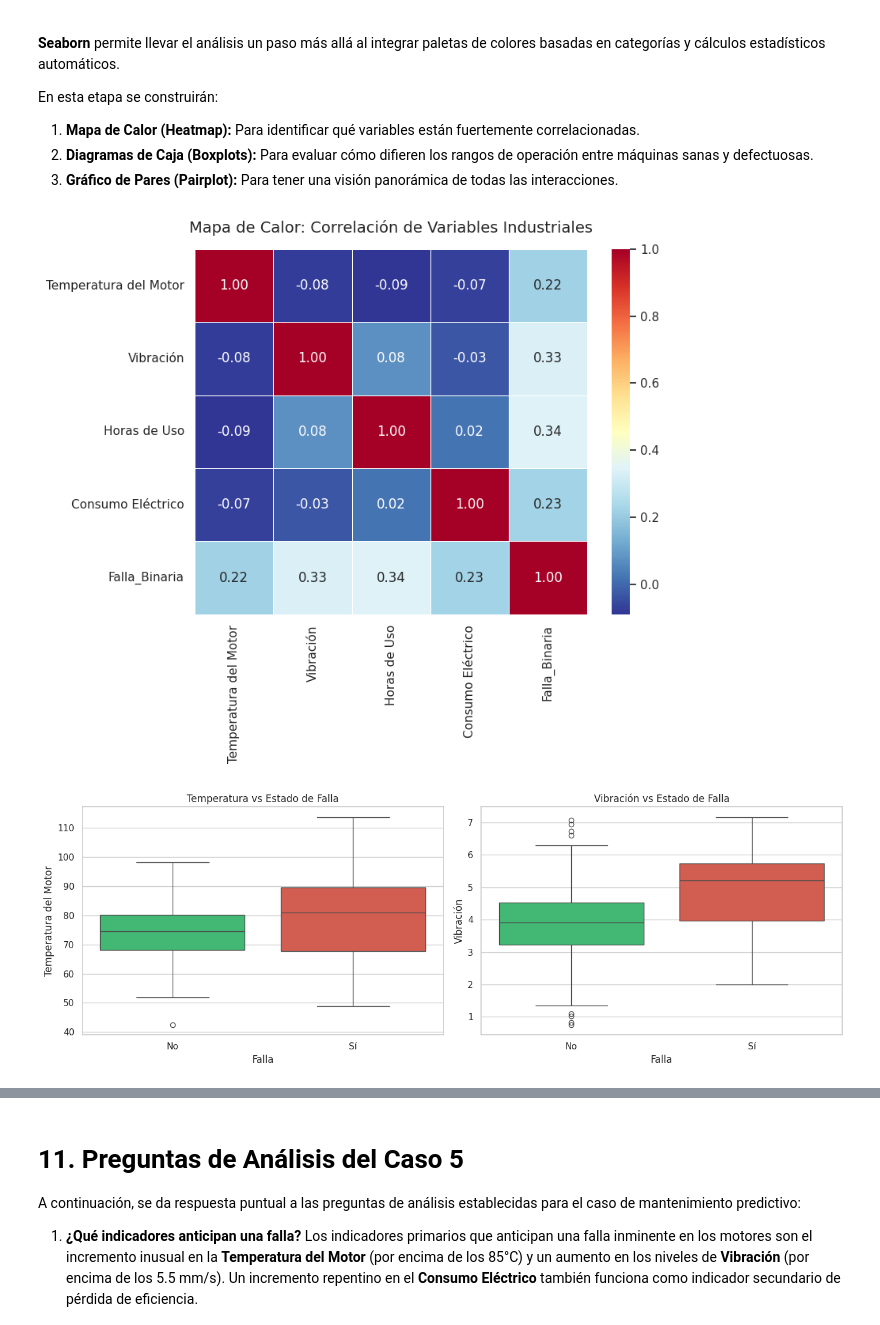
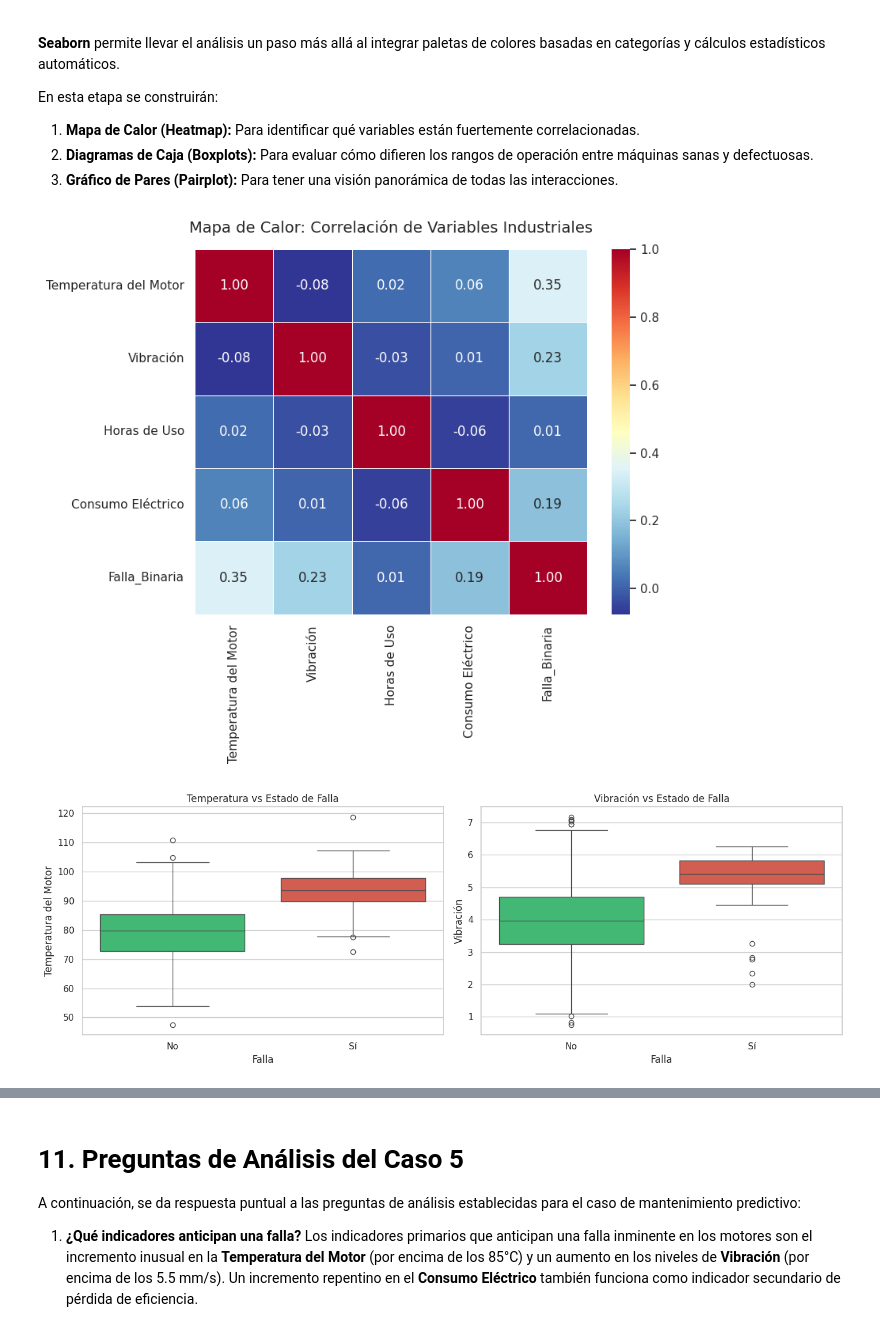
Before and after one commit to CharlyUP-300/Inteligencia-Artificial-Segundo-Corte, a Jupyter notebook: Taller4final/Taller_Practico_4.ipynb, the cells around one changed output, grey strips where cells are left out. Drawn from its saved outputs; the diff is of its cells as text; code cells hidden in the pictures.

```diff
--- a/Taller4final/Taller_Practico_4.ipynb
+++ b/Taller4final/Taller_Practico_4.ipynb
@@ -396,21 +396,21 @@ n = 500
 
 # Generación de variables
 
-temperatura = np.random.normal(75, 10, n)
+temperatura = np.random.normal(80, 10, n)
 
 vibracion = np.random.normal(4, 1.2, n)
 
-horas_uso = np.random.randint(500, 5000, n)
+horas_uso = np.random.randint(500, 700, n)
 
-consumo_electrico = np.random.normal(120, 20, n)
+consumo_electrico = np.random.normal(50, 10, n)
 
 # Regla para determinar la falla
 
 puntaje_falla = (
-    (temperatura > 85).astype(int)
+    (temperatura > 90).astype(int)
     + (vibracion > 5).astype(int)
-    + (horas_uso > 3500).astype(int)
-    + (consumo_electrico > 140).astype(int)
+    + (horas_uso > 3000).astype(int)
+    + (consumo_electrico > 60).astype(int)
 )
 
 falla = np.where(puntaje_falla >= 2, "Sí", "No")
@@ -574,33 +574,34 @@ plt.figure(figsize=(8, 6))
 
 # Creamos una copia eliminando la columna de texto 'Falla' para que Pandas no intente hacer matemáticas con palabras
 datos_corr = datos.drop(columns=['Falla'])
 
 # Creamos una nueva columna binaria (1 = Sí, 0 = No) para medir matemáticamente la falla
 datos_corr['Falla_Binaria'] = datos['Falla'].apply(lambda x: 1 if x == 'Sí' else 0)
 
 # Calcular matriz de correlación solo con valores numéricos
 matriz_correlacion = datos_corr.corr()
 
 sns.heatmap(matriz_correlacion, annot=True, cmap='RdYlBu_r', fmt=".2f", linewidths=0.5)
 plt.title("Mapa de Calor: Correlación de Variables Industriales", fontsize=14, pad=15)
 plt.show()
 
 # 2. Boxplots para identificar rangos críticos de Falla (Código Actualizado)
 fig, axes = plt.subplots(1, 2, figsize=(14, 5))
 
 sns.boxplot(ax=axes[0], x='Falla', y='Temperatura del Motor', data=datos, hue='Falla', palette={'No': '#2ecc71', 'Sí': '#e74c3c'}, legend=False)
 axes[0].set_title('Temperatura vs Estado de Falla', fontsize=12)
 
 sns.boxplot(ax=axes[1], x='Falla', y='Vibración', data=datos, hue='Falla', palette={'No': '#2ecc71', 'Sí': '#e74c3c'}, legend=False)
 axes[1].set_title('Vibración vs Estado de Falla', fontsize=12)
 
 plt.tight_layout()
 plt.show()
 
 # 3. Pairplot (Panorámica general multivariada)
-sns.pairplot(datos, hue='Falla', palette={'No': '#3498db', 'Sí': '#e74c3c'})
+sns.pairplot(datos, hue='Falla', palette={'No': '#3498db', 'Sí': '#e74c3c'},
+    corner=True)
 plt.suptitle('Relaciones Multivariadas: Máquinas Sanas vs Defectuosas', y=1.02, fontsize=16)
 plt.show()
 # %% [output]
-[figure, old version]
+[figure, new version]
-[figure, old version]
+[figure, new version]
```
Also changed, not shown: parts of 11 cells of this notebook.
